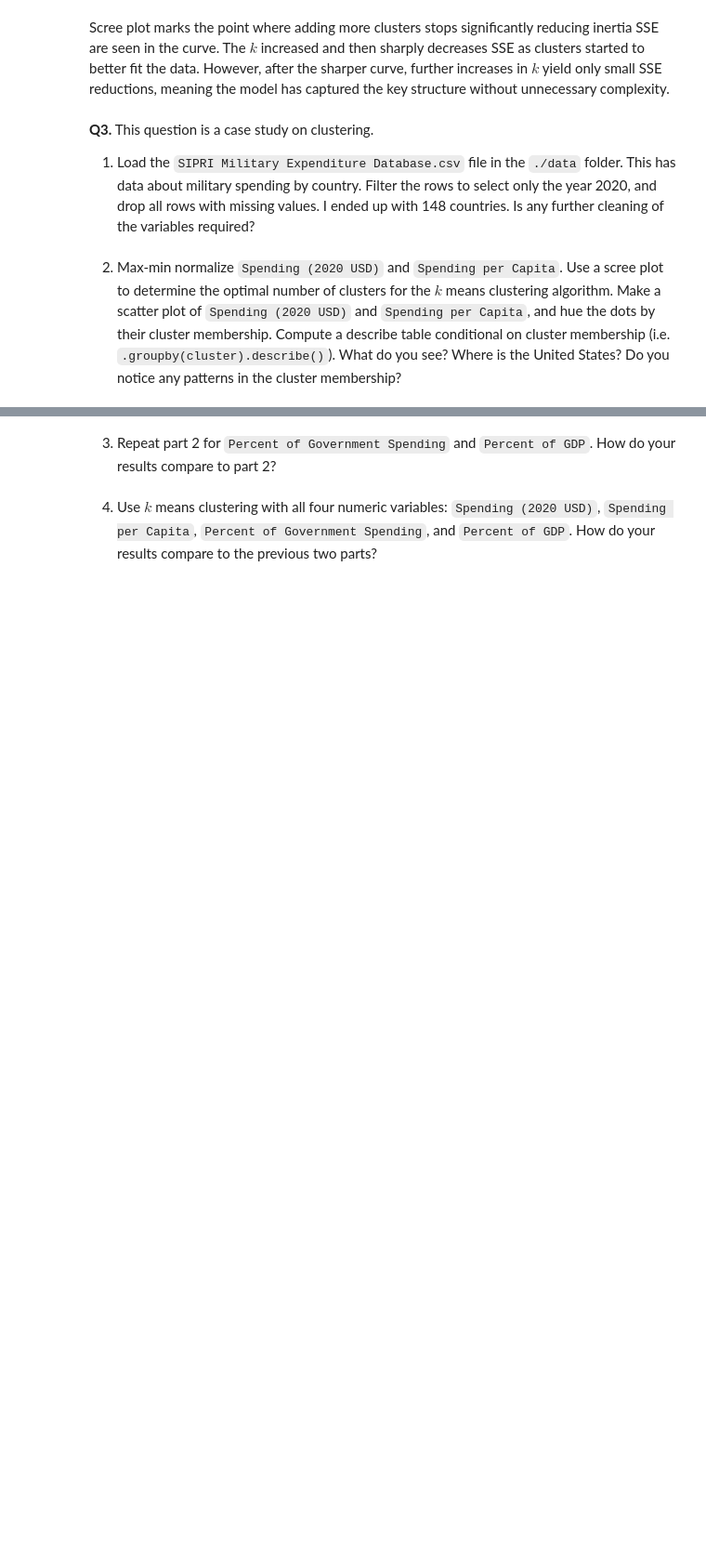
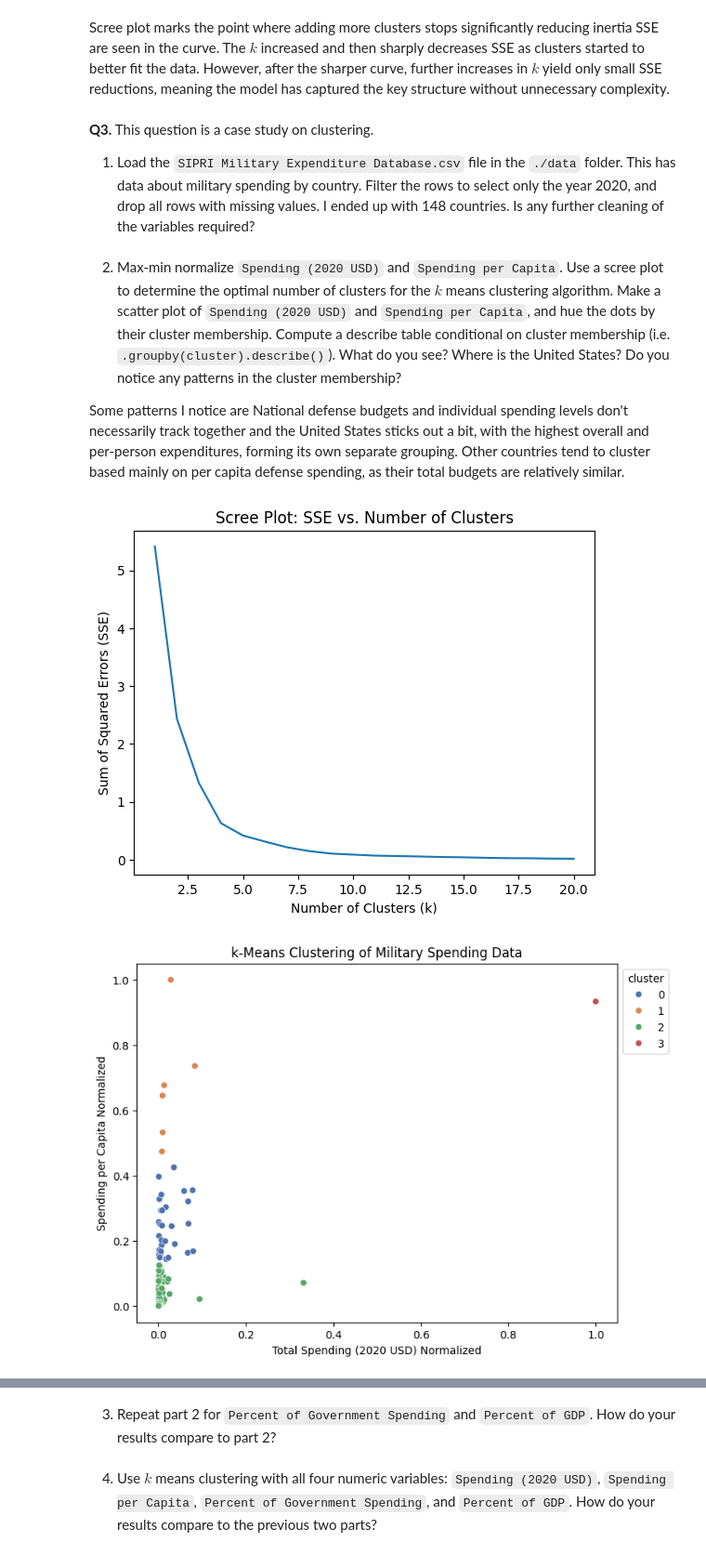
Before and after one commit to pabloisaiahs/clustering, a Jupyter notebook: assignment/assignment_clustering.ipynb, the cells around one changed output, grey strips where cells are left out. Shown: that part at 93% size. Drawn from its saved outputs; the diff is of its cells as text; code cells hidden in the pictures; blank space fills up the shorter version.

```diff
--- a/assignment/assignment_clustering.ipynb
+++ b/assignment/assignment_clustering.ipynb
@@ -103,5 +103,76 @@ Scree plot marks the point where adding more clusters stops significantly reduci
 **Q3.** This question is a case study on clustering.
 
 1. Load the `SIPRI Military Expenditure Database.csv` file in the `./data` folder. This has data about military spending by country. Filter the rows to select only the year 2020, and drop all rows with missing values. I ended up with 148 countries. Is any further cleaning of the variables required?
+# %%
+df = pd.read_csv("SIPRI Military Expenditure Database.csv")
+
+military_2020 = df[df['Year'] == 2020]
+military_2020 = military_2020.dropna()\
+
+# print(df2020.info())
+# print(df2020.describe())
+military_2020.rename(columns=lambda x: x.strip().lower().replace(' ', '_'), inplace=True)
+
+duplicates = military_2020[military_2020.duplicated()]
+# print(f"Found {duplicates.shape[0]} duplicate rows.")
+# print(military_2020['country'].unique())
 # %% [markdown]
 2. Max-min normalize `Spending (2020 USD)` and `Spending per Capita`. Use a scree plot to determine the optimal number of clusters for the $k$ means clustering algorithm. Make a scatter plot of `Spending (2020 USD)` and `Spending per Capita`, and hue the dots by their cluster membership. Compute a describe table conditional on cluster membership (i.e. `.groupby(cluster).describe()`). What do you see? Where is the United States? Do you notice any patterns in the cluster membership?
+
+Some patterns I notice are National defense budgets and individual spending levels don't necessarily track together and the United States sticks out a bit, with the highest overall and per-person expenditures, forming its own separate grouping.
+Other countries tend to cluster based mainly on per capita defense spending, as their total budgets are relatively similar.
+# %%
+import pandas as pd
+import numpy as np
+import matplotlib.pyplot as plt
+import seaborn as sns
+from sklearn.cluster import KMeans
+
+# Define max-min scaler function
+def maxmin(x):
+    return (x - x.min()) / (x.max() - x.min())
+
+military_data_2020 = military_2020.copy()
+military_data_2020['total_spending_norm'] = maxmin(military_data_2020['spending_(2020_usd)'])
+military_data_2020['spending_capita_norm'] = maxmin(military_data_2020['spending_per_capita'])
+normalized_features = military_data_2020[['total_spending_norm', 'spending_capita_norm']]
+
+sse = []
+k_range = range(1, 21)
+for k in k_range:
+    kmeans_model = KMeans(n_clusters=k, max_iter=300, n_init=10, random_state=0)
+    kmeans_model.fit(normalized_features)
+    sse.append(kmeans_model.inertia_)
+
+sns.lineplot(x=list(k_range), y=sse)
+plt.title('Scree Plot: SSE vs. Number of Clusters')
+plt.xlabel('Number of Clusters (k)')
+plt.ylabel('Sum of Squared Errors (SSE)')
+plt.show()
+
+optimal_k = 4
+kmeans_model = KMeans(n_clusters=optimal_k, max_iter=300, n_init=10, random_state=0)
+kmeans_model.fit(normalized_features)
+military_data_2020['cluster'] = kmeans_model.predict(normalized_features)
+
+plt.figure(figsize=(8, 6))
+scatter_plot = sns.scatterplot(
+    x='total_spending_norm',
+    y='spending_capita_norm',
+    data=military_data_2020,
+    hue='cluster',
+    palette='deep'
+)
+plt.title('k-Means Clustering of Military Spending Data')
+plt.xlabel('Total Spending (2020 USD) Normalized')
+plt.ylabel('Spending per Capita Normalized')
+sns.move_legend(scatter_plot, "upper left", bbox_to_anchor=(1, 1))
+plt.show()
+
+cluster_summary = military_data_2020.groupby('cluster')[['total_spending_norm', 'spending_capita_norm']].describe()
+print(cluster_summary)
+us_cluster = military_data_2020[military_data_2020['country'] == 'United States of America']['cluster'].values[0]
+print(f"United States is in cluster {us_cluster}")
+# %% [output]
+[figure, added]
+[figure, added]
```
Also changed, not shown: parts of 1 cell of this notebook.
